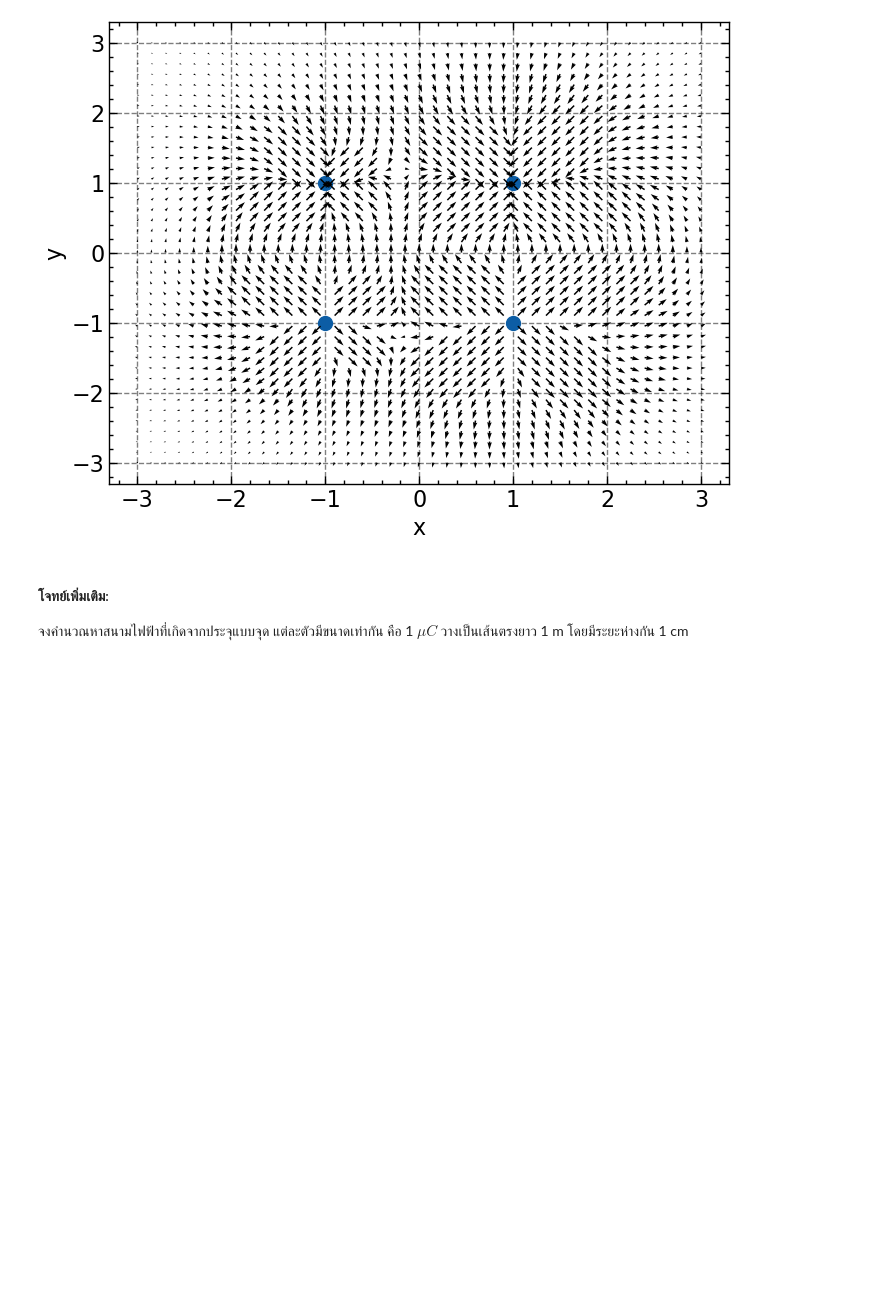
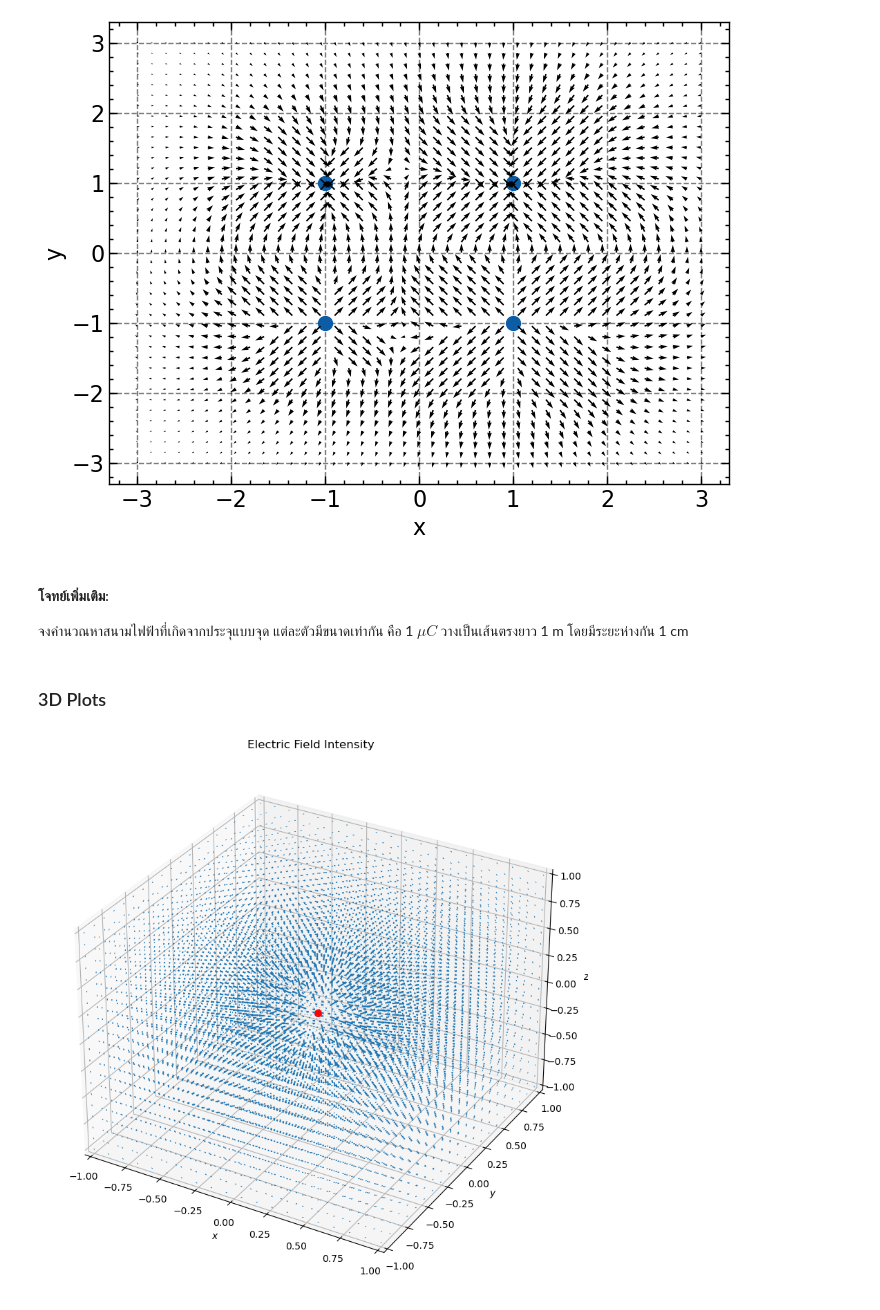
Before and after one commit to nayot/emag, a Jupyter notebook: Basic_Coulomb.ipynb, the cells around one changed output. Saved outputs shown, nothing was run; the diff lists cells and outputs as text; code cells hidden in the pictures; blank space fills up the shorter version.

```diff
--- a/Basic_Coulomb.ipynb
+++ b/Basic_Coulomb.ipynb
@@ -147,3 +147,61 @@ plt.show()
 # %% [markdown]
 #### โจทย์เพิ่มเติม:
 จงคำนวณหาสนามไฟฟ้าที่เกิดจากประจุแบบจุด แต่ละตัวมีขนาดเท่ากัน คือ 1 $\mu C$ วางเป็นเส้นตรงยาว 1 m โดยมีระยะห่างกัน 1 cm
+# %% [markdown]
+### 3D Plots
+# %%
+import matplotlib.pyplot as plt
+import numpy as np
+from libemag.emag_initials import *
+import scienceplots
+# plt.style.use(['science', 'notebook'])
+
+Q = 1e-6
+def E(x, y, z):
+    r = np.array([x, y, z])
+    rp = np.array([0, 0, 0])
+    field = Q / (4.0 * pi * epsilon_0) * (r - rp) / norm(r - rp)**3
+    return field
+
+_ = np.linspace(-1, 1, 20)
+X, Y, Z = np.meshgrid(_, _, _)
+
+E_func = np.vectorize(E, signature='(),(),()->(n)')
+E_field = E_func(X, Y, Z)
+E_field.shape
+Ex_field = E_field[:,:, :, 0]
+Ey_field = E_field[:, :, :, 1]
+Ez_field = E_field[:, :, :, 2]
+
+scale_factor = 1.0 / np.sqrt(Ex_field.max()**2 + Ey_field.max()**2 + Ez_field.max()**2)
+
+Ex = Ex_field * scale_factor
+Ey = Ey_field * scale_factor
+Ez = Ez_field * scale_factor
+
+Emax = np.std(Ex) * 1.5
+Ex[Ex>Emax] = Emax
+Ey[Ey>Emax] = Emax
+Ez[Ez>Emax] = Emax
+
+Ex[Ex<-Emax] = -Emax
+Ey[Ey<-Emax] = -Emax
+Ez[Ez<-Emax] = -Emax
+
+fig = plt.figure(figsize=(10, 10))
+ax = plt.axes(projection='3d')
+ax.set_xlim([-1, 1])
+ax.set_ylim([-1, 1])
+ax.set_zlim([-1, 1])
+
+ax.set_xlabel(r'$x$')
+ax.set_ylabel(r'$y$')
+ax.set_zlabel(r'$z$')
+
+ax.set_title('Electric Field Intensity')
+
+ax.scatter(0, 0, 0, color='r', s=50)
+ax.quiver(X, Y, Z, Ex, Ey, Ez)
+plt.show()
+# %% [output]
+[figure, added]
```
Also changed, not shown: 1 other file.
